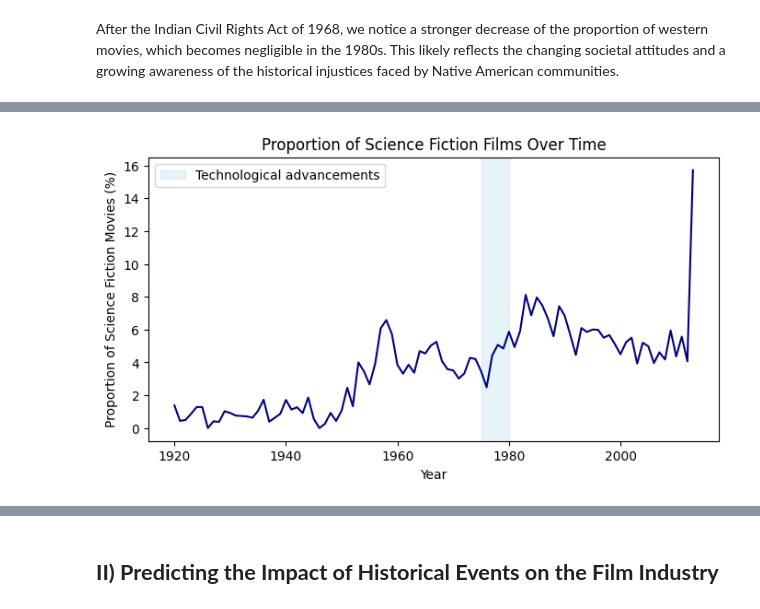
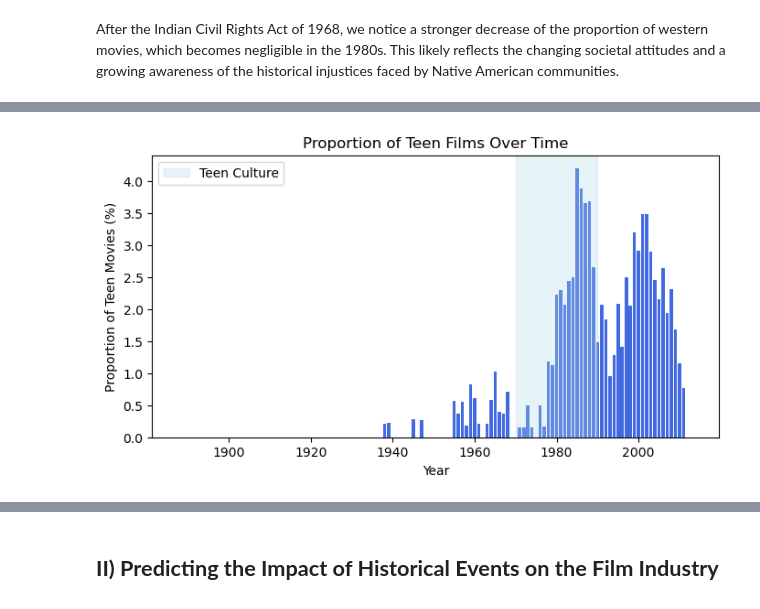
Before and after one commit to epfl-ada/ada-2024-project-nostringsadached, a Jupyter notebook: new_results2.ipynb, the cells around one changed output, grey strips where cells are left out. Cells and saved outputs as stored; diff of their text form; code cells hidden in the pictures.

```diff
--- a/new_results2.ipynb
+++ b/new_results2.ipynb
@@ -856,4 +986,4 @@ After the Indian Civil Rights Act of 1968, we notice a stronger decrease of the
 # %%
-plot_genre_proportion_and_event(preprocessed_movies, total_movies_per_year, 'Science Fiction', genre_name='Science Fiction', event_name='Technological advancements', event_dates=(1975, 1980), start=1920, is_period=True)
+plot_genre_proportion_and_event(preprocessed_movies, total_movies_per_year, 'teen', genre_name='Teen', event_name='Teen Culture', event_dates=(1970, 1990), is_period=True)
 # %% [output]
-[figure, old version]
+[figure, new version]
```
Also changed, not shown: parts of 96 cells of this notebook, 1 other file.
